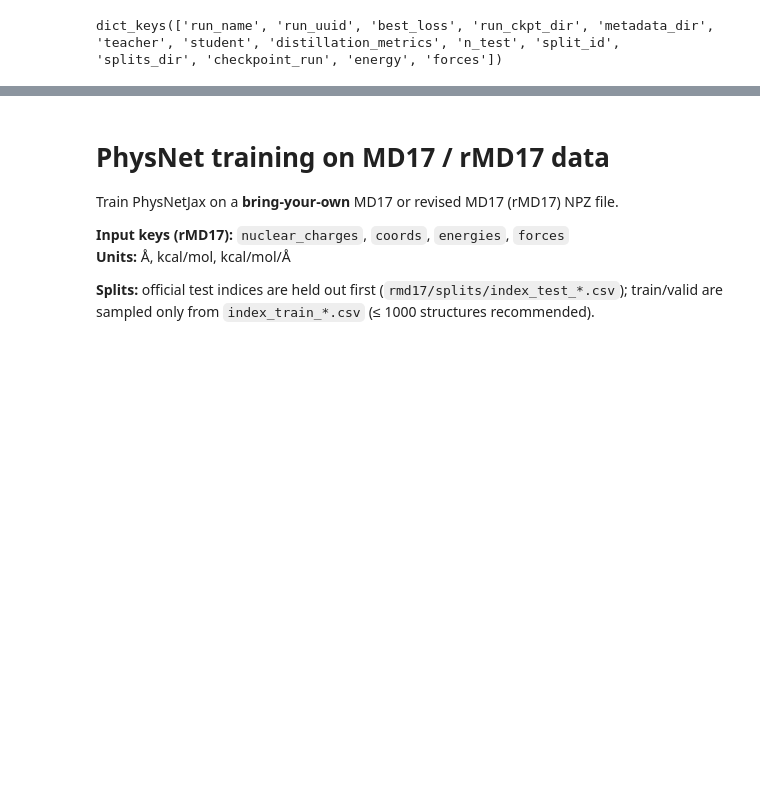
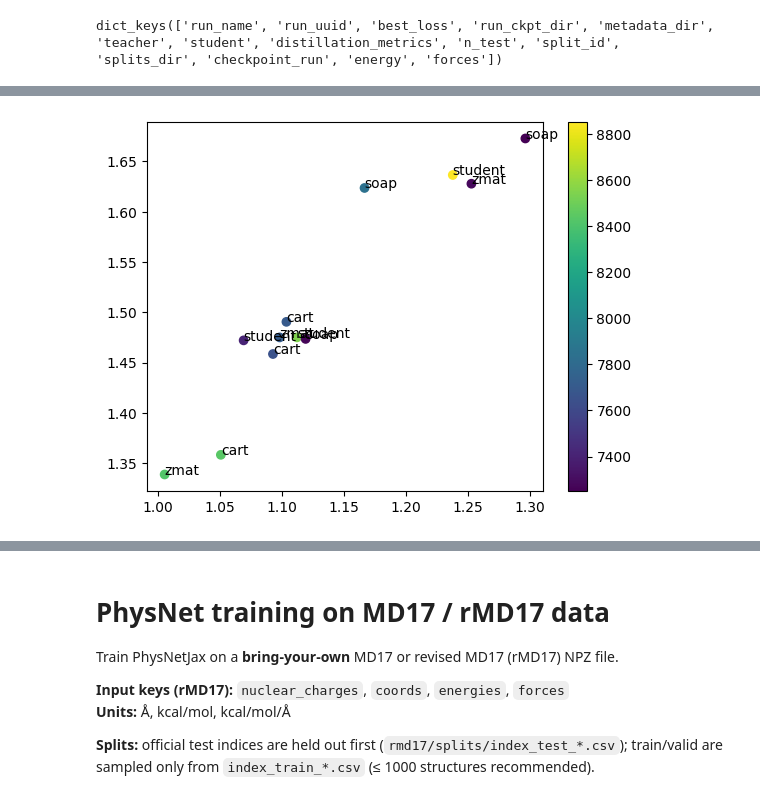
Before and after one commit to EricBoittier/epiplexity_mlip, a Jupyter notebook: 01.ipynb, the cells around one changed output, grey strips where cells are left out. Cells and saved outputs as stored; diff of their text form; code cells hidden in the pictures; blank space fills up the shorter version.

```diff
--- a/01.ipynb
+++ b/01.ipynb
@@ -15,0 +139,10 @@ dict_keys(['run_name', 'best_loss', 'run_ckpt_dir', 'test_metrics', 'test_target
+# %%
+# plt.scatter(a, )
+names = [(_["student"]["run_name"]) for _ in data]
+import numpy as np
+s = plt.scatter(b["mae_kcal_mol"], b["rmse_kcal_mol"], c=a)
+plt.colorbar(s)
+for x,y,l in zip(b["mae_kcal_mol"], b["rmse_kcal_mol"],names):
+    plt.text(x,y+np.random.random()//5,l.split("_")[5])
+# %% [output]
+[figure, added]
```
Also changed, not shown: parts of 12 cells of this notebook.
